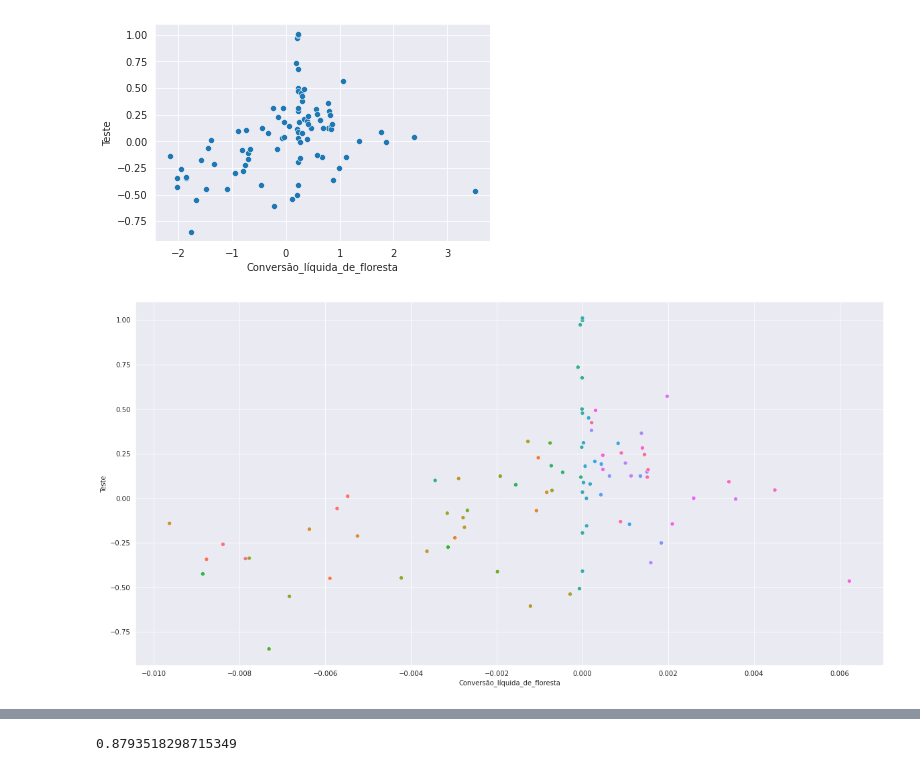
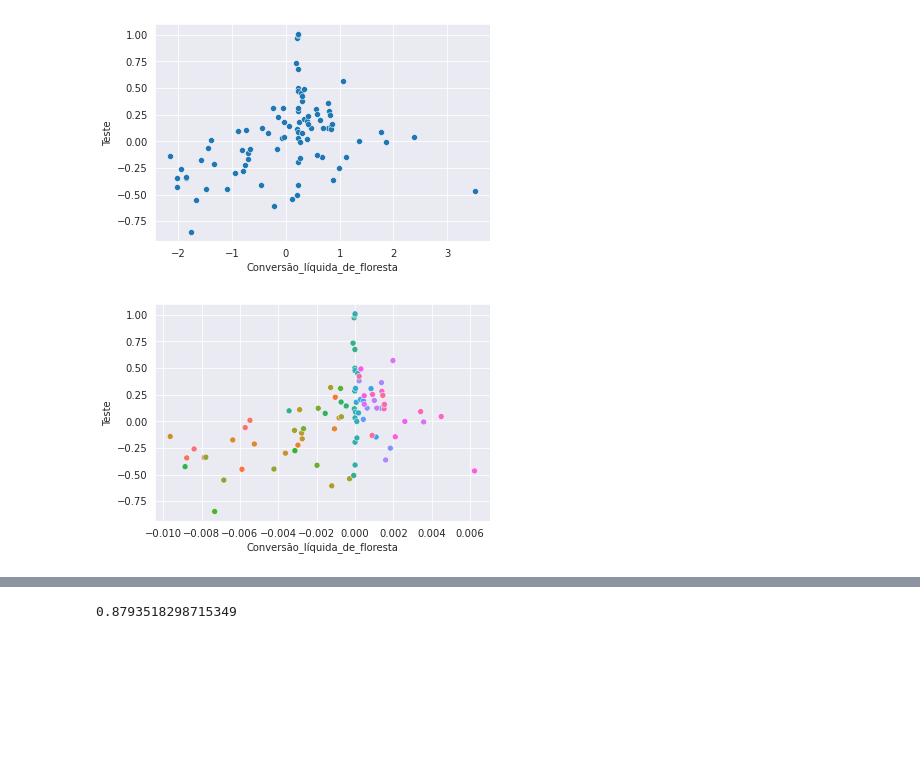
Before and after one commit to luanicaro/Desmatamento, a Jupyter notebook: src/Homework.ipynb, the cells around one changed output, grey strips where cells are left out. Cells and saved outputs as stored; diff of their text form; code cells hidden in the pictures; blank space fills up the shorter version.

```diff
--- a/src/Homework.ipynb
+++ b/src/Homework.ipynb
@@ -586,7 +594,7 @@ g = sns.scatterplot(x='Conversão_líquida_de_floresta', y= 'Teste',data=dp)
 # %%
 y_previsto = pd.DataFrame(y_previsto, index=y_test.index, columns=['Teste'])
 dp = pd.concat([data_test, y_previsto], axis=1)
 dp.Teste = dp.Teste
-g = sns.scatterplot(x='Conversão_líquida_de_floresta', y= 'Teste',data=dp, hue=dp.Entidade, legend=False, ax = tamanhoPlot(20,10))
+g = sns.scatterplot(x='Conversão_líquida_de_floresta', y= 'Teste',data=dp, hue=dp.Entidade, legend=False)
 # %% [output]
-[figure, old version]
+[figure, new version]
```
Also changed, not shown: parts of 30 cells of this notebook.
